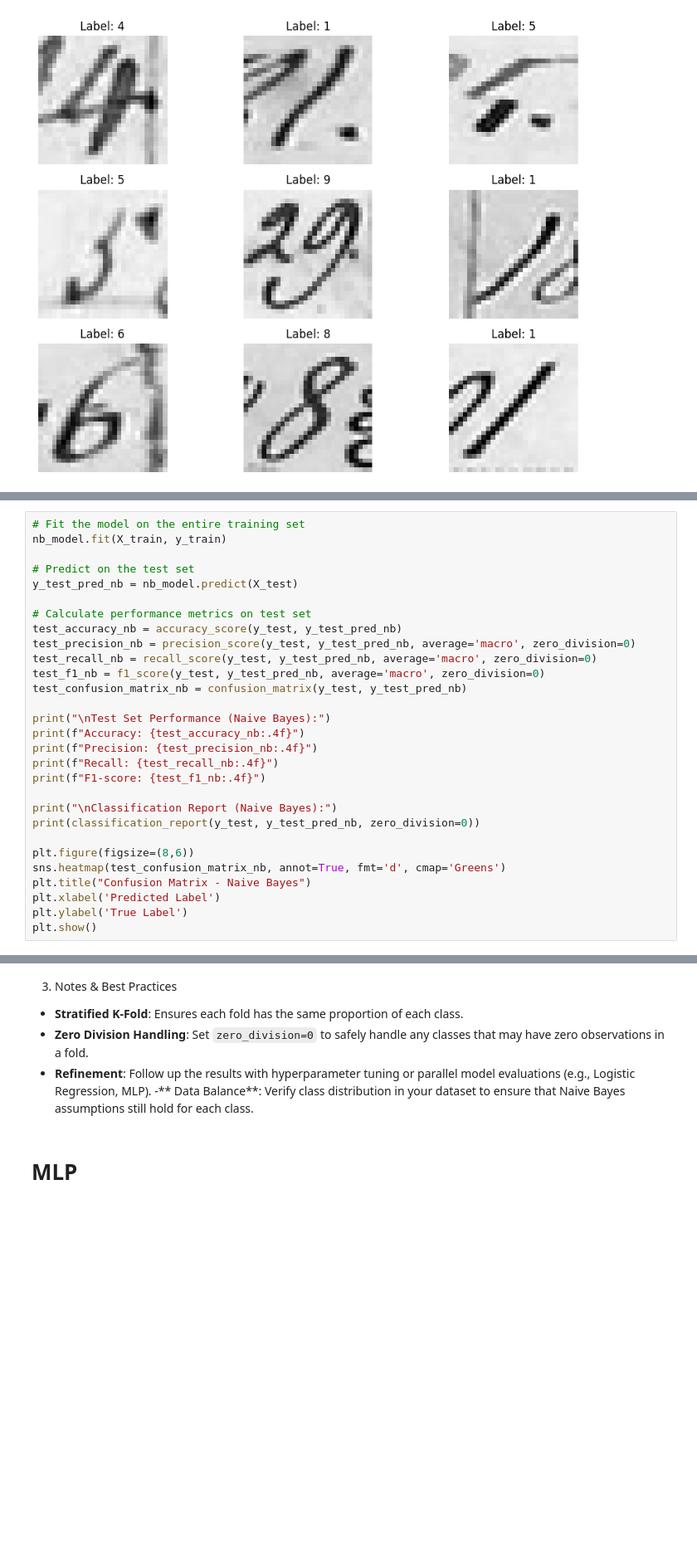
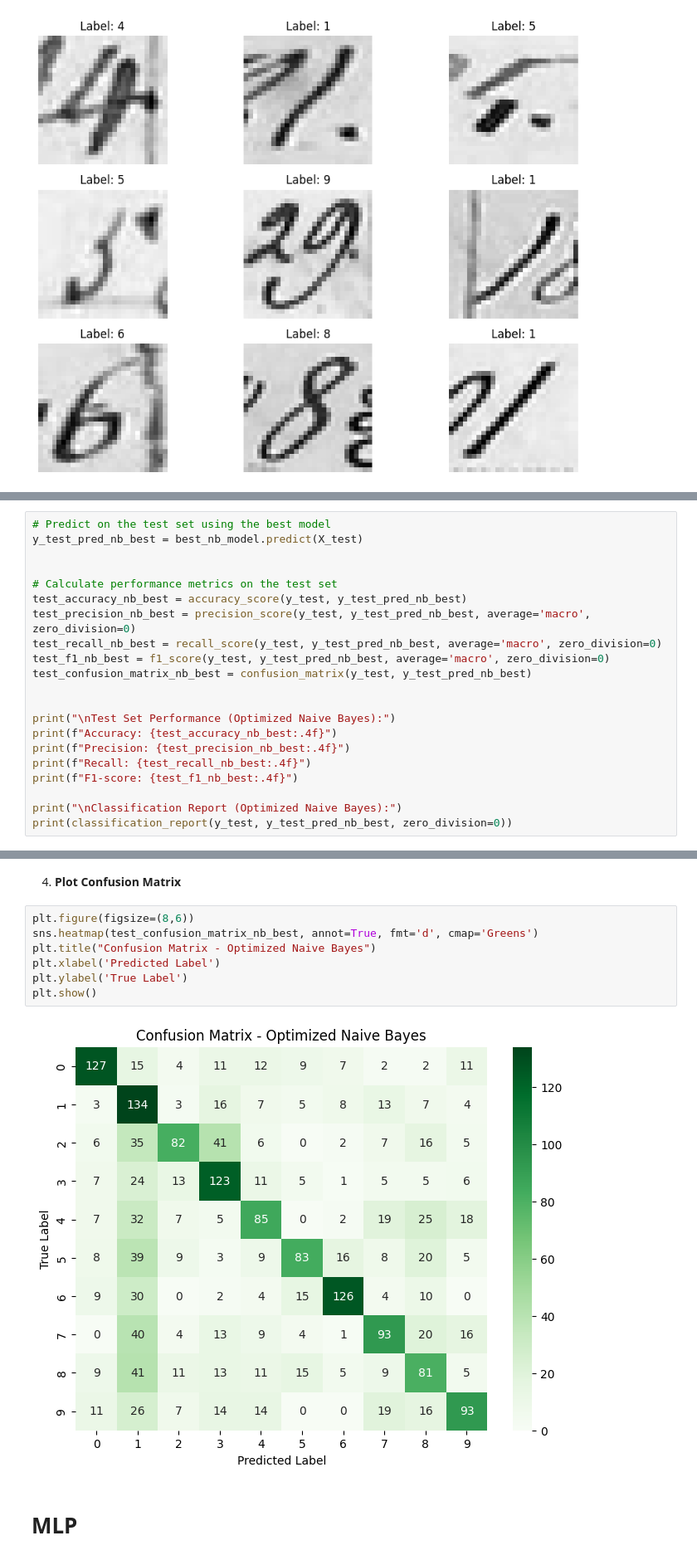
Before and after one commit to HabibaAhmed11111/ML_Project, a Jupyter notebook: project.ipynb, the cells around one changed output, grey strips where cells are left out. Shown: that part at 83% size. Saved outputs shown, nothing was run; the diff lists cells and outputs as text; blank space fills up the shorter version.

Commit message:
Enhance Naive Bayes Model with Hyperparameter Tuning

```diff
--- a/project.ipynb
+++ b/project.ipynb
@@ -148,30 +185,22 @@ F1-score: 0.5250 ± 0.0092
 # %%
-# Fit the model on the entire training set
-nb_model.fit(X_train, y_train)
+# Predict on the test set using the best model
+y_test_pred_nb_best = best_nb_model.predict(X_test)
 
-# Predict on the test set
-y_test_pred_nb = nb_model.predict(X_test)
 
-# Calculate performance metrics on test set
-test_accuracy_nb = accuracy_score(y_test, y_test_pred_nb)
-test_precision_nb = precision_score(y_test, y_test_pred_nb, average='macro', zero_division=0)
-test_recall_nb = recall_score(y_test, y_test_pred_nb, average='macro', zero_division=0)
-test_f1_nb = f1_score(y_test, y_test_pred_nb, average='macro', zero_division=0)
-test_confusion_matrix_nb = confusion_matrix(y_test, y_test_pred_nb)
+# Calculate performance metrics on the test set
+test_accuracy_nb_best = accuracy_score(y_test, y_test_pred_nb_best)
+test_precision_nb_best = precision_score(y_test, y_test_pred_nb_best, average='macro', zero_division=0)
+test_recall_nb_best = recall_score(y_test, y_test_pred_nb_best, average='macro', zero_division=0)
+test_f1_nb_best = f1_score(y_test, y_test_pred_nb_best, average='macro', zero_division=0)
+test_confusion_matrix_nb_best = confusion_matrix(y_test, y_test_pred_nb_best)
 
-print("\nTest Set Performance (Naive Bayes):")
-print(f"Accuracy: {test_accuracy_nb:.4f}")
-print(f"Precision: {test_precision_nb:.4f}")
-print(f"Recall: {test_recall_nb:.4f}")
-print(f"F1-score: {test_f1_nb:.4f}")
 
-print("\nClassification Report (Naive Bayes):")
-print(classification_report(y_test, y_test_pred_nb, zero_division=0))
+print("\nTest Set Performance (Optimized Naive Bayes):")
+print(f"Accuracy: {test_accuracy_nb_best:.4f}")
+print(f"Precision: {test_precision_nb_best:.4f}")
+print(f"Recall: {test_recall_nb_best:.4f}")
+print(f"F1-score: {test_f1_nb_best:.4f}")
 
-plt.figure(figsize=(8,6))
-sns.heatmap(test_confusion_matrix_nb, annot=True, fmt='d', cmap='Greens')
-plt.title("Confusion Matrix - Naive Bayes")
-plt.xlabel('Predicted Label')
-plt.ylabel('True Label')
-plt.show()
+print("\nClassification Report (Optimized Naive Bayes):")
+print(classification_report(y_test, y_test_pred_nb_best, zero_division=0))
 # %% [output]
@@ -196,9 +224,14 @@ weighted avg       0.55      0.52      0.53      2000
-# %% [markdown]
-3. Notes & Best Practices
-- **Stratified K-Fold**: Ensures each fold has the same proportion of each class.
-- **Zero Division Handling**: Set `zero_division=0` to safely handle any classes that may have zero observations in a fold.
-- **Refinement**: Follow up the results with hyperparameter tuning or parallel model evaluations (e.g., Logistic Regression, MLP).
--** Data Balance**: Verify class distribution in your dataset to ensure that Naive Bayes assumptions still hold for each class.
+# %% [markdown]
+4. **Plot Confusion Matrix**
+# %%
+plt.figure(figsize=(8,6))
+sns.heatmap(test_confusion_matrix_nb_best, annot=True, fmt='d', cmap='Greens')
+plt.title("Confusion Matrix - Optimized Naive Bayes")
+plt.xlabel('Predicted Label')
+plt.ylabel('True Label')
+plt.show()
+# %% [output]
+[figure, added]
 # %% [markdown]
 # MLP
 # %% [markdown]
```
Also changed, not shown: parts of 21 cells of this notebook.
